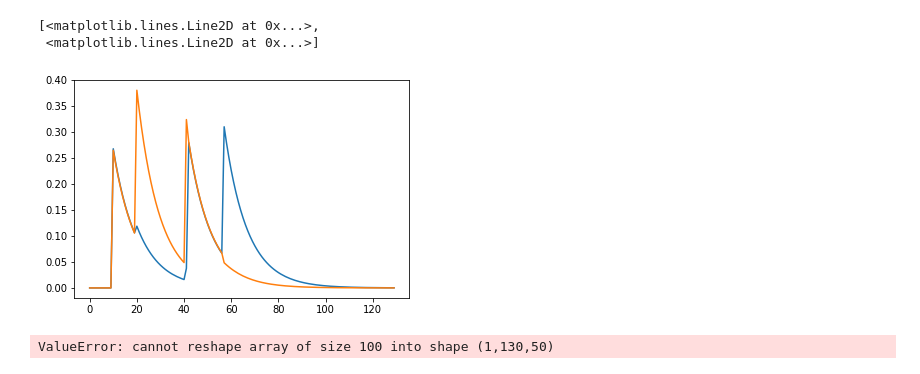
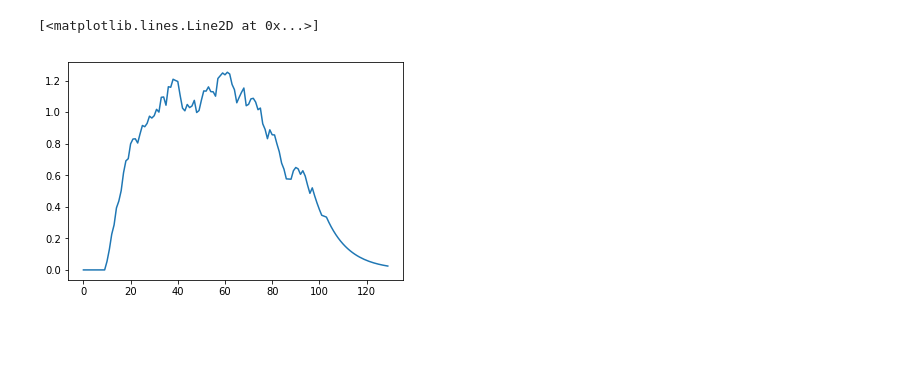
Before and after one commit to ganguli-lab/twpca, a Jupyter notebook: notebooks/demo.ipynb, the cells around one changed output. Saved outputs shown, nothing was run; the diff lists cells and outputs as text; code cells hidden in the pictures; blank space fills up the shorter version.

```diff
--- a/notebooks/demo.ipynb
+++ b/notebooks/demo.ipynb
@@ -5,7 +5,7 @@ import matplotlib.pyplot as plt
 # %%
 from twpca.datasets import jittered_population
 
-data = jittered_population()[0] + jittered_population()[0]
+data = jittered_population()[0]# + jittered_population()[0]
 
 fig, axes = plt.subplots(3, 1)
 for ax, trial in zip(axes, data):
@@ -36,0 +18,6 @@ plt.plot(cost_hist, 'o')
+# %%
+from twpca import TWPCA
+
+model = TWPCA(n_components=1)
+model.fit(data)
+aligned_data = model.transform(data)
@@ -43,12 +37,5 @@ plt.plot(V_template)
 # %%
-plt.plot(V[0])
+plt.plot(np.mean(model.V, axis=0))
 # %% [output]
-[<matplotlib.lines.Line2D at 0x...>,
- <matplotlib.lines.Line2D at 0x...>]
+[<matplotlib.lines.Line2D at 0x...>]
-[figure, old version]
+[figure, new version]
-# %%
-from twpca import TWPCA
-model = TWPCA(n_components=1)
-cost_hist = model.fit(data)
-# %% [output]
-ValueError: cannot reshape array of size 100 into shape (1,130,50)
```
Also changed, not shown: parts of 8 cells of this notebook, 4 other files.
